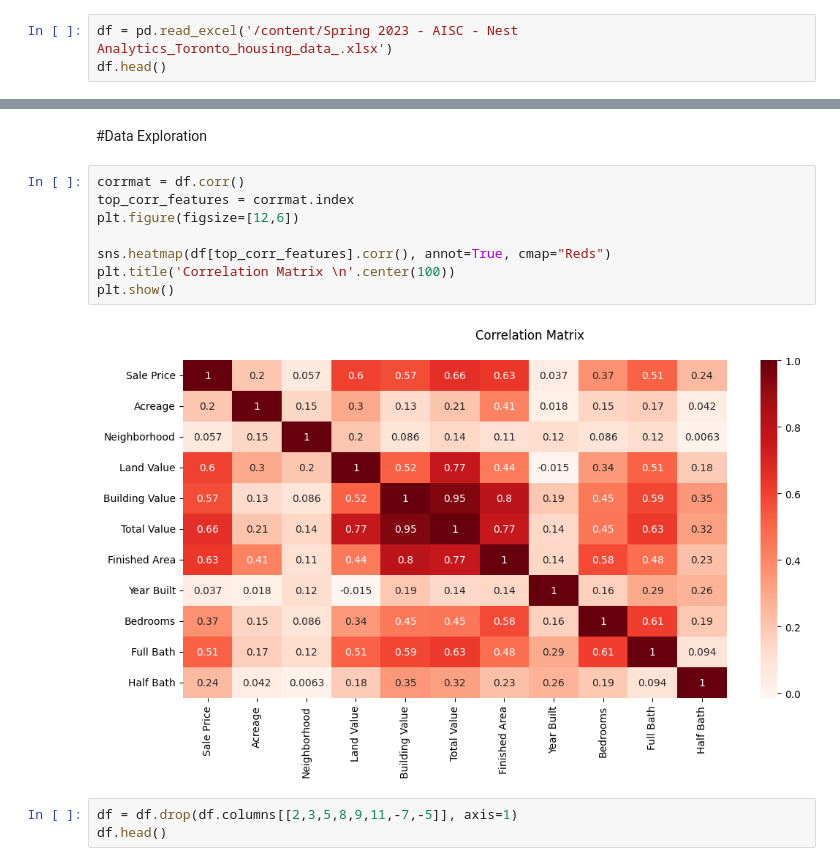
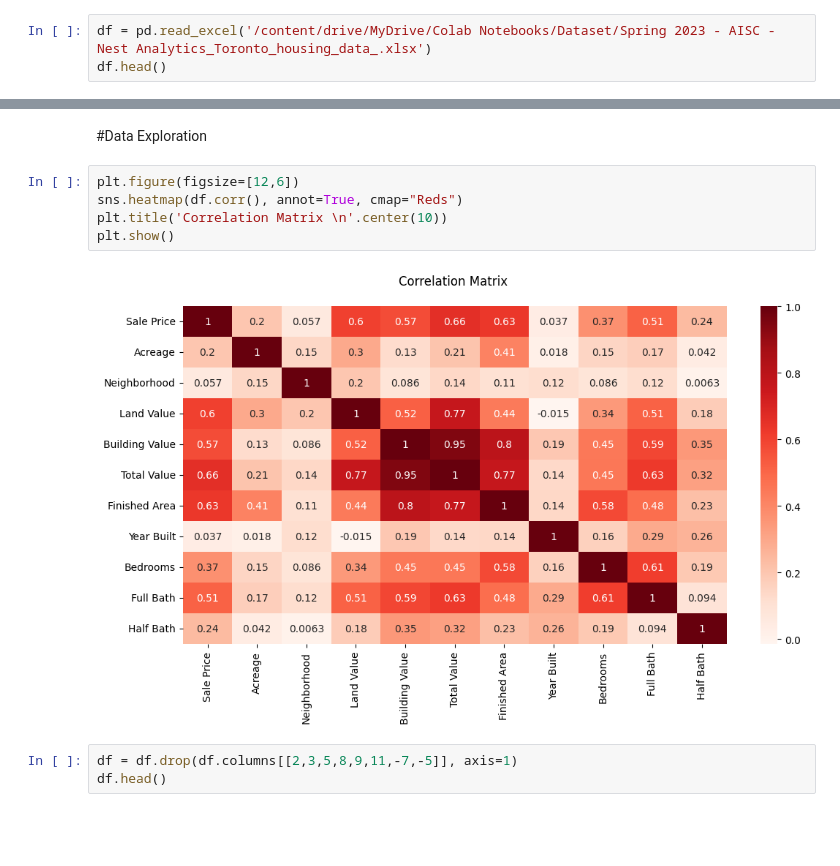
Before and after one commit to nanda1296/Predictive-Analytics-for-Real-Estate, a Jupyter notebook: Project_Group_A13.ipynb, the cells around one changed output, grey strips where cells are left out. Saved outputs shown, nothing was run; the diff lists cells and outputs as text; blank space fills up the shorter version.

```diff
--- a/Project_Group_A13.ipynb
+++ b/Project_Group_A13.ipynb
@@ -6,7 +11,7 @@ import numpy as np
 import matplotlib.pyplot as plt
 import seaborn as sns
 # %%
-df = pd.read_excel('/content/Spring 2023 - AISC - Nest Analytics_Toronto_housing_data_.xlsx')
+df = pd.read_excel('/content/drive/MyDrive/Colab Notebooks/Dataset/Spring 2023 - AISC - Nest Analytics_Toronto_housing_data_.xlsx')
 df.head()
 # %% [output]
 |  | Unnamed: 0 | Land Use | Property Address | Suite/ Condo # | Sale Date | Sale Price | Legal Reference | ... |
@@ -34,15 +79,12 @@ df.head()
 # %% [markdown]
 #Data Exploration
 # %%
-corrmat = df.corr()
-top_corr_features = corrmat.index
 plt.figure(figsize=[12,6])
-
-sns.heatmap(df[top_corr_features].corr(), annot=True, cmap="Reds")
-plt.title('Correlation Matrix \n'.center(100))
+sns.heatmap(df.corr(), annot=True, cmap="Reds")
+plt.title('Correlation Matrix \n'.center(10))
 plt.show()
 # %% [output]
-[figure, old version]
+[figure, new version]
 # %%
 df = df.drop(df.columns[[2,3,5,8,9,11,-7,-5]], axis=1)
 df.head()
```
Also changed, not shown: parts of 15 cells of this notebook.
